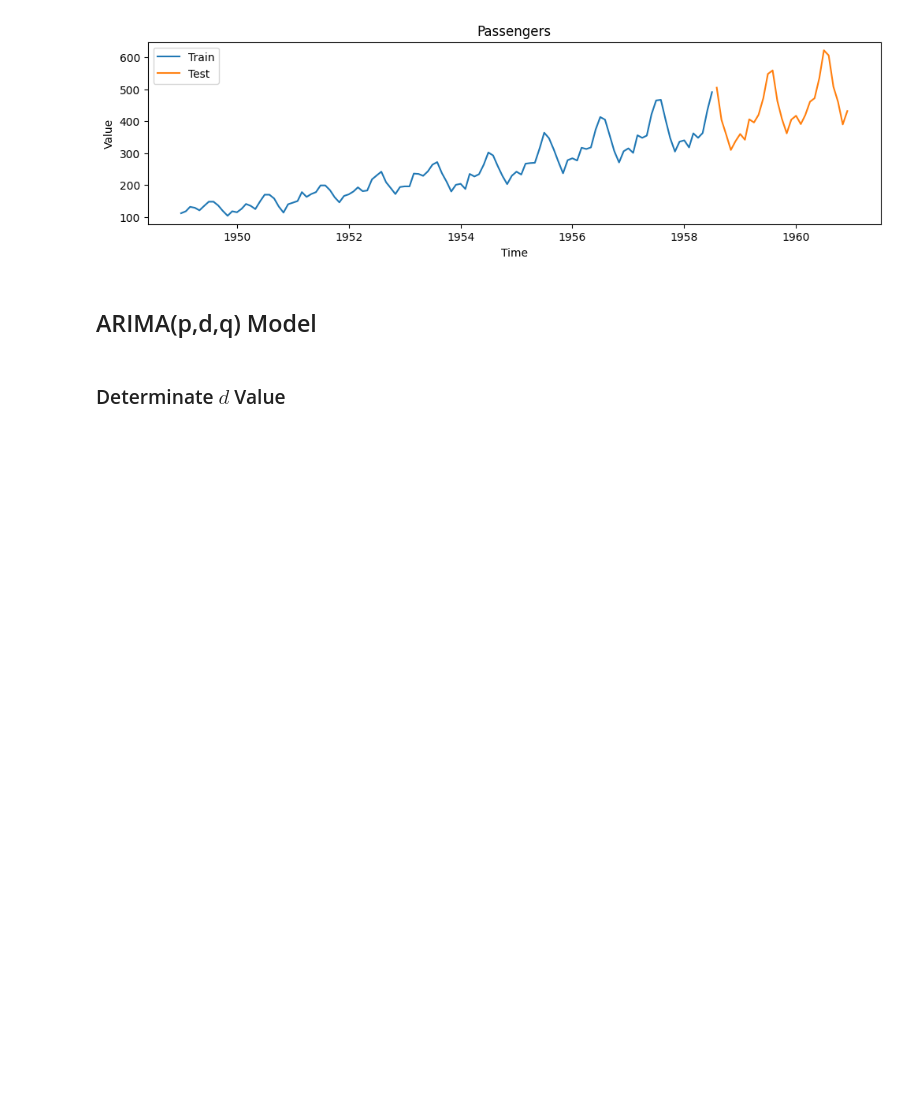
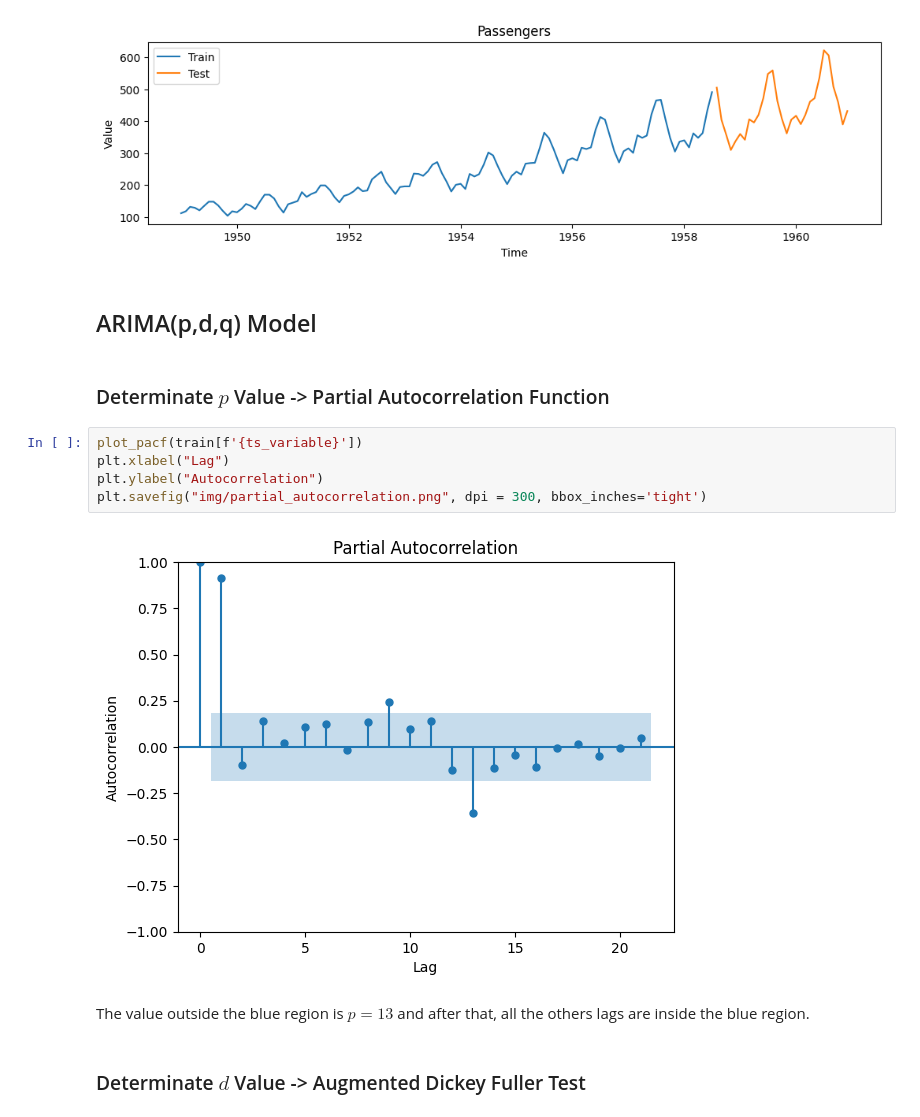
Before and after one commit to Bruno-Moreno/ML---Study, a Jupyter notebook: notebooks/ML/arima_model.ipynb, the cells around one changed output. Drawn from its saved outputs; the diff is of its cells as text; blank space fills up the shorter version.

```diff
--- a/notebooks/ML/arima_model.ipynb
+++ b/notebooks/ML/arima_model.ipynb
@@ -78,5 +81,16 @@ plt.show()
 [figure]
 # %% [markdown]
 ## ARIMA(p,d,q) Model
+# %% [markdown]
+### Determinate $p$ Value -> Partial Autocorrelation Function
+# %%
+plot_pacf(train[f'{ts_variable}'])
+plt.xlabel("Lag")
+plt.ylabel("Autocorrelation")
+plt.savefig("img/partial_autocorrelation.png", dpi = 300, bbox_inches='tight')
+# %% [output]
+[figure, added]
+# %% [markdown]
+The value outside the blue region is $p=13$ and after that, all the others lags are inside the blue region.
 # %% [markdown]
-### Determinate $d$ Value
+### Determinate $d$ Value -> Augmented Dickey Fuller Test
```
Also changed, not shown: parts of 20 cells of this notebook, 4 other files.
